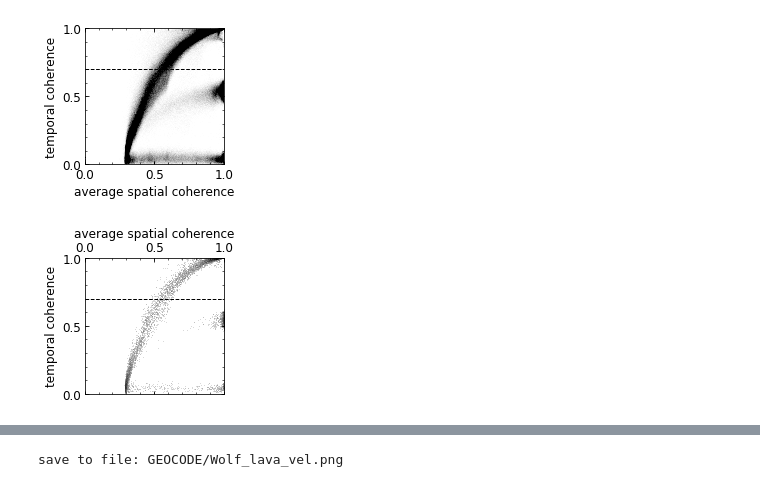
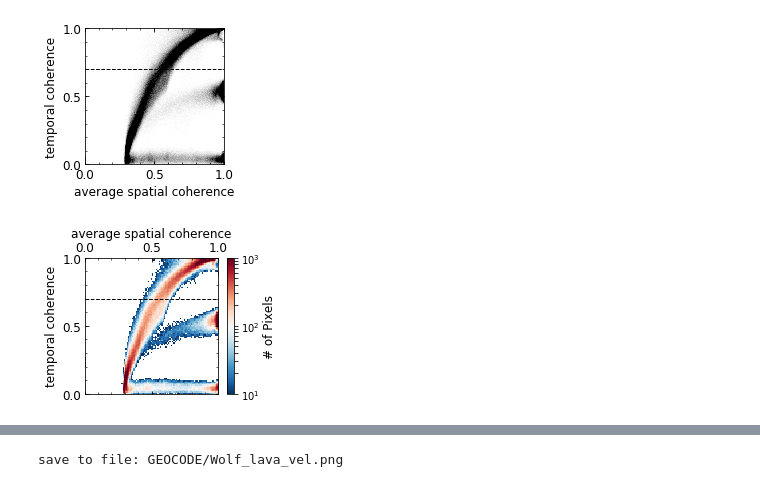
Before and after one commit to geodesymiami/Yunjun_et_al-2019-MintPy, a Jupyter notebook: Fig_16_tempCoh_limits.ipynb, the cells around one changed output, grey strips where cells are left out. Saved outputs shown, nothing was run; the diff lists cells and outputs as text; code cells hidden in the pictures.

```diff
--- a/Fig_16_tempCoh_limits.ipynb
+++ b/Fig_16_tempCoh_limits.ipynb
@@ -76,32 +65,29 @@ plt.show()
 saved figure to file /Users/yunjunz/insarlab/Galapagos/GalapagosSenDT128/PYSAR/GalapagosSenDT128_spatial_temp_coh.png
 [figure]
 # %%
-# plot Fig. 15a
-fig, ax = plt.subplots(figsize=[2.5, 2.5])
-#im = plt.hist2d(spatial_coh[maskz], temp_coh[maskz], bins=1000, norm=colors.LogNorm(), cmin=0, vmax=1e2, cmap='RdBu_r')
-plt.hist2d(spatial_coh[maskz], temp_coh[maskz], bins=1000, norm=colors.LogNorm(), cmin=0, vmax=1e2, cmap='gist_gray_r')
+## Backup for Fig. 16a - obsolete version: 2D histogram
 
-#temporal coherence threshold
-ax.plot([0, 1], [0.7, 0.7], 'k--', lw=1.)
+fig, ax = plt.subplots(figsize=[3, 2.5])
+plt.hist2d(spatial_coh[maskz], temp_coh[maskz], bins=100, norm=colors.LogNorm(), cmin=1e1, vmax=1e3, cmap='RdBu_r')
+ax.plot([0, 1], [0.7, 0.7], 'k--', lw=1.)     #temporal coherence threshold
 #colorbar
-#cbar = plt.colorbar()
-#cbar.set_label('# of Pixels', fontsize=font_size)
-
-
-#format
+cbar = plt.colorbar()
+cbar.set_label('# of Pixels', fontsize=font_size)
+# axis format
 ax.xaxis.tick_top()
 ax.xaxis.set_label_position('top')
 ax.tick_params(which='both', direction='in', top=True, bottom=True, left=True, right=True, labelsize=font_size)
 ax.set_xlabel('average spatial coherence', fontsize=font_size)
 ax.set_ylabel('temporal coherence', fontsize=font_size)
 ax.set_xlim(0, 1)
 ax.set_ylim(0, 1)
 ax.xaxis.set_major_locator(ticker.MultipleLocator(0.5))
 ax.xaxis.set_minor_locator(ticker.MultipleLocator(0.1))
 ax.yaxis.set_major_locator(ticker.MultipleLocator(0.5))
 ax.yaxis.set_minor_locator(ticker.MultipleLocator(0.1))
 
+# output
 #plt.savefig('{}_coh_hist2d.png'.format(proj_name), bbox_inches='tight', transparent=True, dpi=fig_dpi)
 plt.show()
 # %% [output]
-[figure, old version]
+[figure, new version]
```
Also changed, not shown: parts of 11 cells of this notebook, 17 other files.
